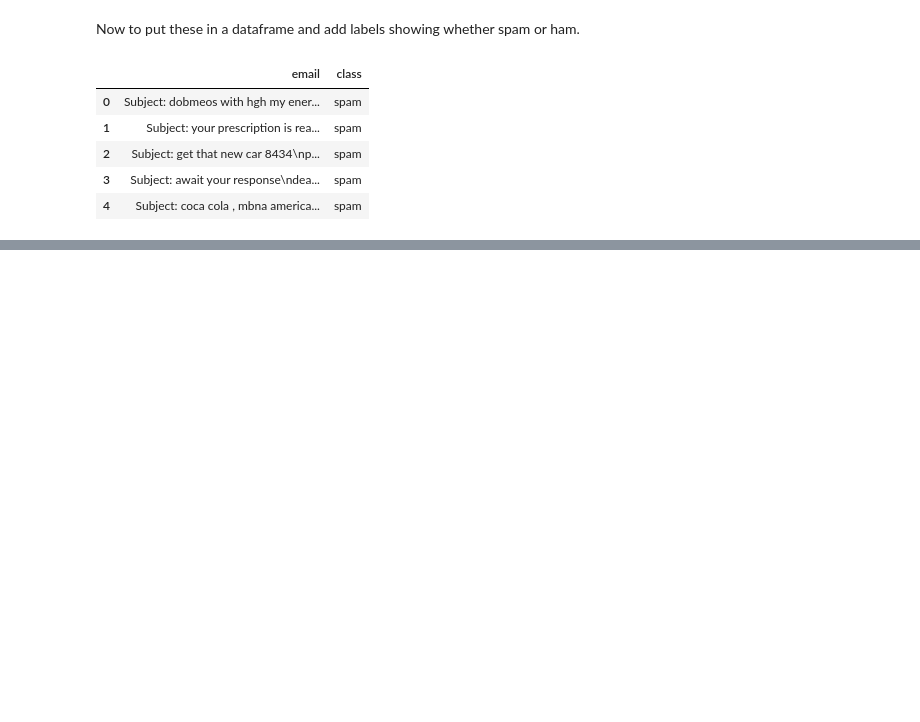
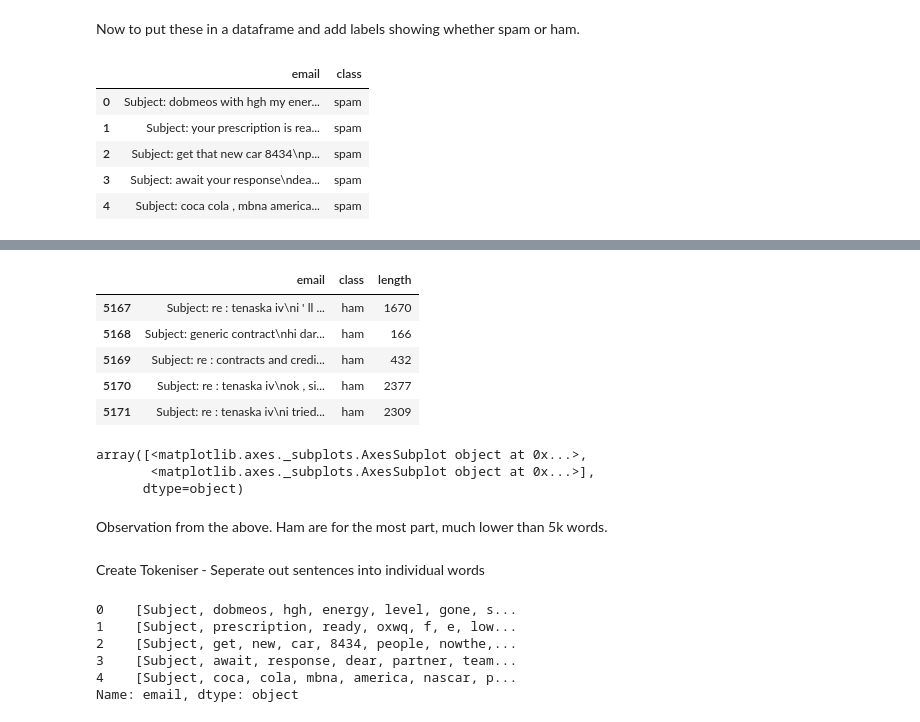
Before and after one commit to pazman4/Enron-Spam-Task, a Jupyter notebook: Enron Email Spam Ham Detection.ipynb, the cells around one changed output, grey strips where cells are left out. Drawn from its saved outputs; the diff is of its cells as text; code cells hidden in the pictures; blank space fills up the shorter version.

```diff
--- a/Enron Email Spam Ham Detection.ipynb
+++ b/Enron Email Spam Ham Detection.ipynb
@@ -100,0 +136,21 @@ emaildf.tail()
+# %%
+emaildf['length'] = emaildf['email'].apply(len)
+# %%
+emaildf.tail()
+# %% [output]
+|  | email | class | length |
+| 5167 | Subject: re : tenaska iv\ni ' ll ... | ham | 1670 |
+| 5168 | Subject: generic contract\nhi dar... | ham | 166 |
+| 5169 | Subject: re : contracts and credi... | ham | 432 |
+| 5170 | Subject: re : tenaska iv\nok , si... | ham | 2377 |
+| 5171 | Subject: re : tenaska iv\ni tried... | ham | 2309 |
+# %%
+emaildf.hist(column='length',by='class',bins=100,figsize=(15,6))
+# %% [output]
+array([<matplotlib.axes._subplots.AxesSubplot object at 0x...>,
+       <matplotlib.axes._subplots.AxesSubplot object at 0x...>],
+      dtype=object)
+# %% [markdown]
+Observation from the above. Ham are for the most part, much lower than 5k words.
+# %% [markdown]
+Create Tokeniser - Seperate out sentences into individual words
@@ -100,0 +164,9 @@ emaildf.tail()
+# %%
+emaildf['email'].apply(processed_email).head()
+# %% [output]
+0    [Subject, dobmeos, hgh, energy, level, gone, s...
+1    [Subject, prescription, ready, oxwq, f, e, low...
+2    [Subject, get, new, car, 8434, people, nowthe,...
+3    [Subject, await, response, dear, partner, team...
+4    [Subject, coca, cola, mbna, america, nascar, p...
+Name: email, dtype: object
```
Also changed, not shown: parts of 17 cells of this notebook.
